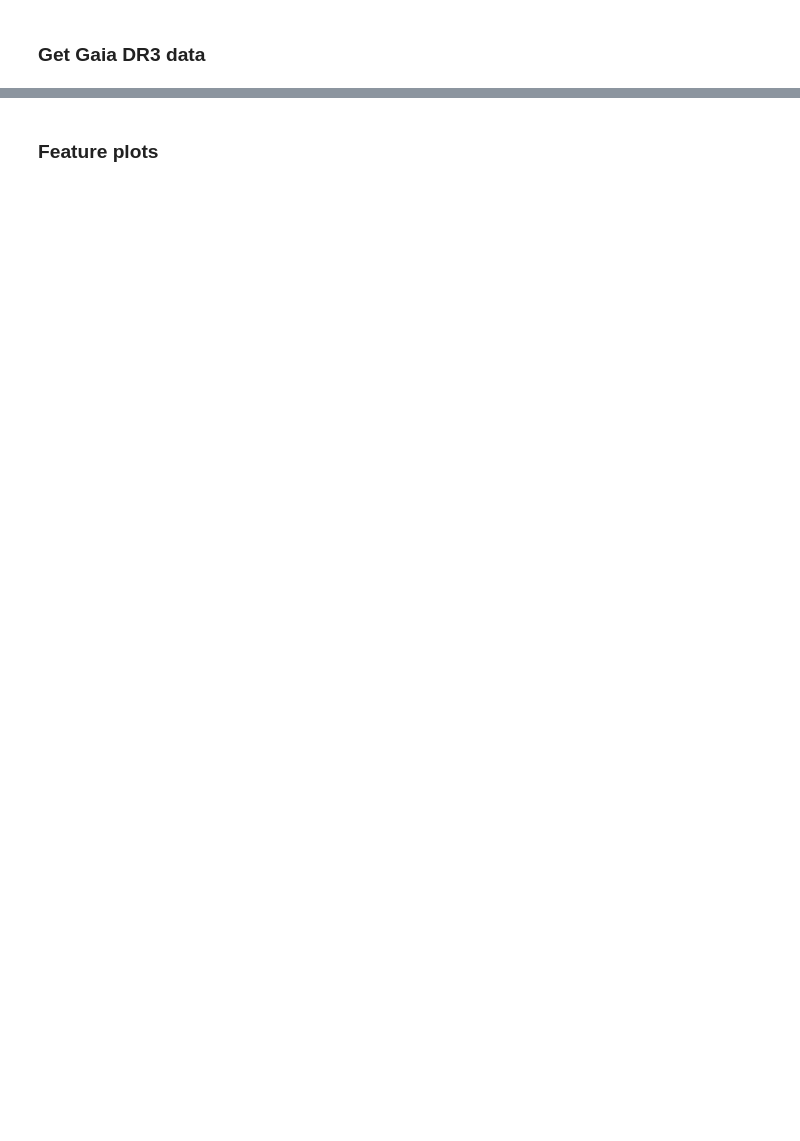
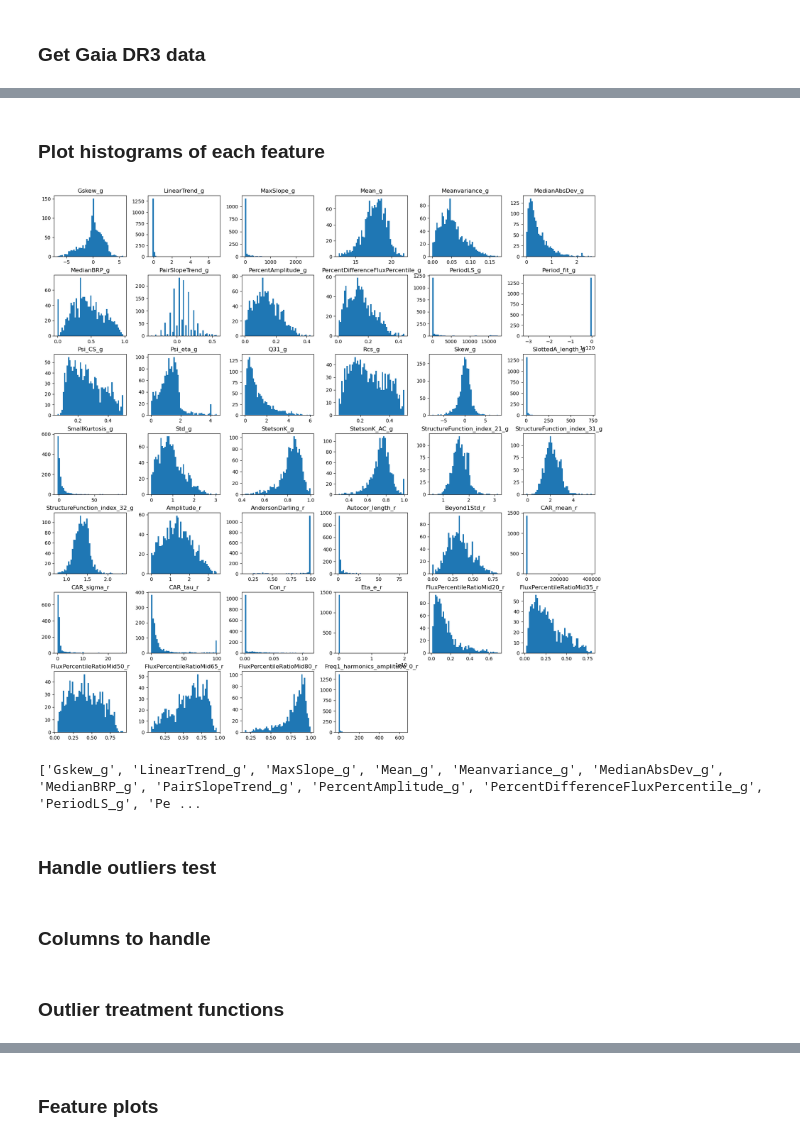
Before and after one commit to dharmesh1007/ZTF_code, a Jupyter notebook: source/3_feature_testing.ipynb, the cells around one changed output, grey strips where cells are left out. Cells and saved outputs as stored; diff of their text form; code cells hidden in the pictures; blank space fills up the shorter version.

Commit message:
outlier feature correction

```diff
--- a/source/3_feature_testing.ipynb
+++ b/source/3_feature_testing.ipynb
@@ -235,0 +213,16 @@ gaia_df
+# %%
+label_scheme = 'labels_2'
+
+# Load the dataframe
+lc_features_df = pd.read_csv(f'../processed_data/lc_features_test.csv')
+# Drop rows with Nan values for labels_2
+lc_features_df = lc_features_df.dropna(subset=[label_scheme])
+
+# Load dataframe
+gaia_df = pd.read_csv(f'../processed_data/gaia_df_test.csv')
+# Drop rows with Nan values for labels_2
+gaia_df = gaia_df.dropna(subset=[label_scheme])
+
+pd.options.display.max_rows = 1000
+lc_features_df.columns.to_list()
+lc_features_df.isnull().sum()
@@ -235,0 +365,26 @@ gaia_df
+# %% [markdown]
+### Plot histograms of each feature
+# %%
+# Plot feature histograms
+import matplotlib.pyplot as plt
+import seaborn as sns
+
+df_hist = lc_features_df_imp.copy()
+
+cols = ['ra','dec'] + df_hist.columns.to_list()[16:]
+toshow = cols[40:80]
+
+df_hist[toshow].hist(
+    bins=50,
+    grid = False,
+    figsize=(20,20)
+)
+plt.show()
+print(toshow)
+# %% [output]
+[figure, added]
+['Gskew_g', 'LinearTrend_g', 'MaxSlope_g', 'Mean_g', 'Meanvariance_g', 'MedianAbsDev_g', 'MedianBRP_g', 'PairSlopeTrend_g', 'PercentAmplitude_g', 'PercentDifferenceFluxPercentile_g', 'PeriodLS_g', 'Pe ...
+# %% [markdown]
+### Handle outliers test
+# %% [markdown]
+### Columns to handle
@@ -235,0 +409,2 @@ gaia_df
+# %% [markdown]
+### Outlier treatment functions
```
Also changed, not shown: parts of 22 cells of this notebook, 4 other files.
